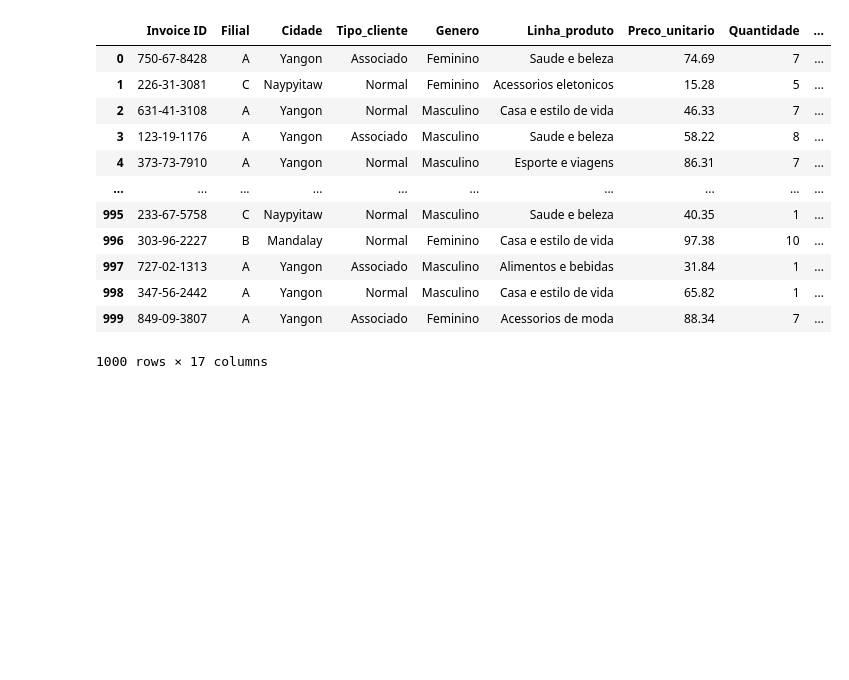
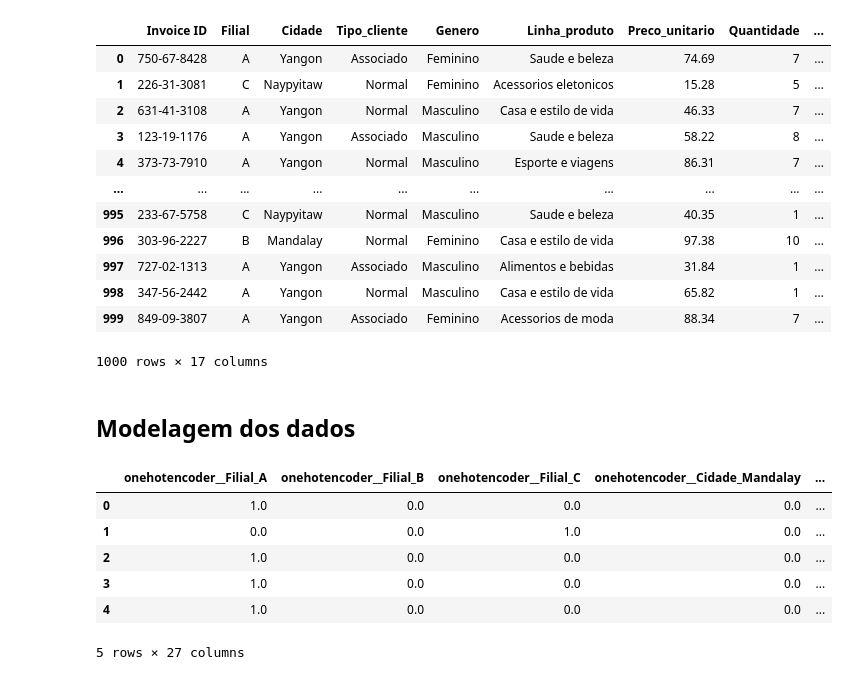
Before and after one commit to MateusSampaio1/Supermarket_Sales, a Jupyter notebook: Notebook/Supermarket_Sales.ipynb, the cells around one changed output. Saved outputs shown, nothing was run; the diff lists cells and outputs as text; code cells hidden in the pictures; blank space fills up the shorter version.

```diff
--- a/Notebook/Supermarket_Sales.ipynb
+++ b/Notebook/Supermarket_Sales.ipynb
@@ -60,3 +60,27 @@ dados
 # %%
 #Salvandoos dados tratados
 dados.to_csv('../Dados/dados_tratados.csv')
+# %% [markdown]
+## Modelagem dos dados
+# %%
+#Encoding dos dados qualitativos
+from sklearn.preprocessing import OneHotEncoder
+from sklearn.compose import make_column_transformer
+
+encoder = OneHotEncoder()
+colunas = ['Filial','Cidade','Tipo_cliente','Genero','Linha_produto', 'Pagamento']
+
+encoding = make_column_transformer((encoder, colunas), remainder= 'passthrough')
+features = dados.drop(columns = ['Invoice ID', 'Data','Horario'])
+
+dados_transf = encoding.fit_transform(features)
+dados_transf = pd.DataFrame(dados_transf, columns = encoding.get_feature_names_out())
+dados_transf.head()
+# %% [output]
+|  | onehotencoder__Filial_A | onehotencoder__Filial_B | onehotencoder__Filial_C | onehotencoder__Cidade_Mandalay | ... |
+| 0 | 1.0 | 0.0 | 0.0 | 0.0 | ... |
+| 1 | 0.0 | 0.0 | 1.0 | 0.0 | ... |
+| 2 | 1.0 | 0.0 | 0.0 | 0.0 | ... |
+| 3 | 1.0 | 0.0 | 0.0 | 0.0 | ... |
+| 4 | 1.0 | 0.0 | 0.0 | 0.0 | ... |
+5 rows × 27 columns
```
Also changed, not shown: parts of 7 cells of this notebook.
